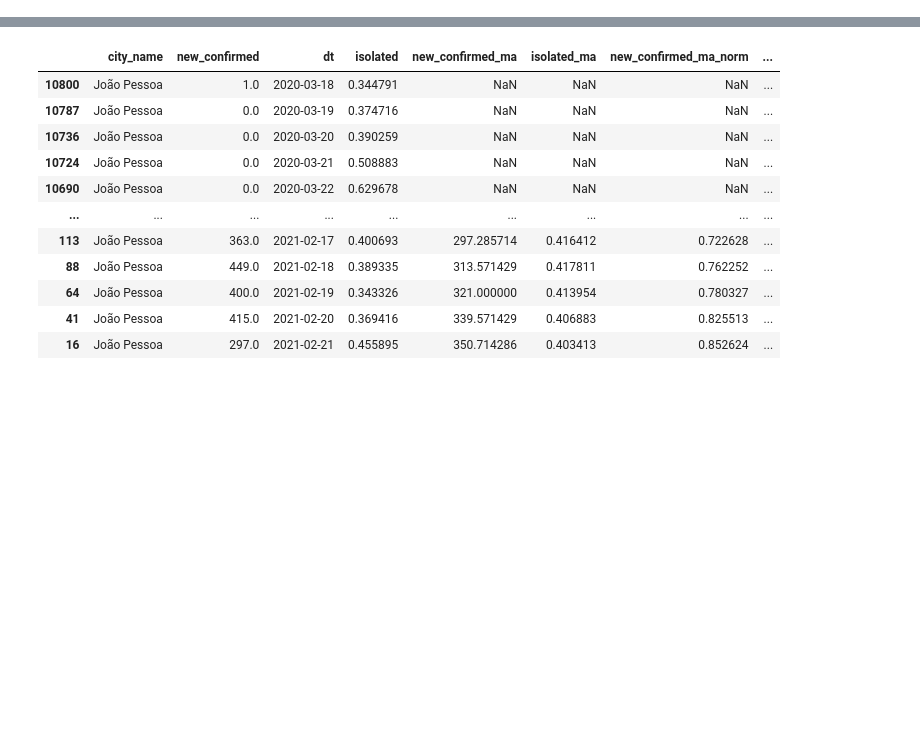
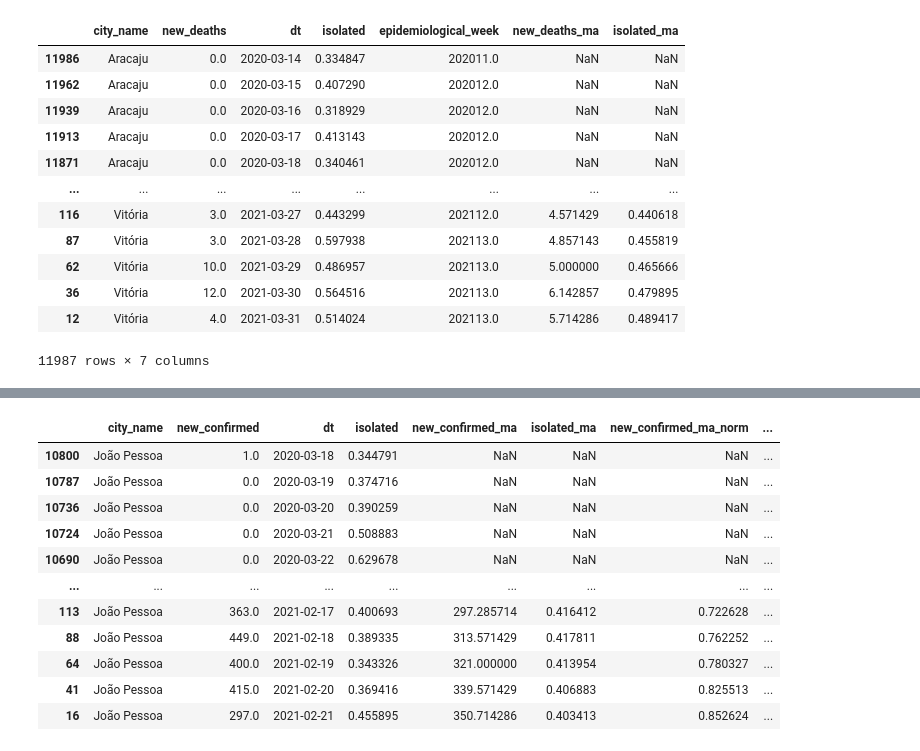
Before and after one commit to mirianbatista/covid-fatores, a Jupyter notebook: covid_isolamento_capitais.ipynb, the cells around one changed output, grey strips where cells are left out. Cells and saved outputs as stored; diff of their text form; code cells hidden in the pictures; blank space fills up the shorter version.

```diff
--- a/covid_isolamento_capitais.ipynb
+++ b/covid_isolamento_capitais.ipynb
@@ -107,0 +167,19 @@ fig.show()
+# %%
+obitos_datas = mob_covid_capitais[['city_name','new_deaths','dt','isolated','epidemiological_week']].sort_values(by = ['city_name', 'dt'])
+obitos_datas['new_deaths_ma'] = obitos_datas.groupby('city_name').new_deaths.transform(lambda x: x.rolling(7).mean())
+obitos_datas['isolated_ma'] = obitos_datas.groupby('city_name').isolated.transform(lambda x: x.rolling(7).mean())
+obitos_datas
+# %% [output]
+|  | city_name | new_deaths | dt | isolated | epidemiological_week | new_deaths_ma | isolated_ma |
+| 11986 | Aracaju | 0.0 | 2020-03-14 | 0.334847 | 202011.0 | NaN | NaN |
+| 11962 | Aracaju | 0.0 | 2020-03-15 | 0.407290 | 202012.0 | NaN | NaN |
+| 11939 | Aracaju | 0.0 | 2020-03-16 | 0.318929 | 202012.0 | NaN | NaN |
+| 11913 | Aracaju | 0.0 | 2020-03-17 | 0.413143 | 202012.0 | NaN | NaN |
+| 11871 | Aracaju | 0.0 | 2020-03-18 | 0.340461 | 202012.0 | NaN | NaN |
+| ... | ... | ... | ... | ... | ... | ... | ... |
+| 116 | Vitória | 3.0 | 2021-03-27 | 0.443299 | 202112.0 | 4.571429 | 0.440618 |
+| 87 | Vitória | 3.0 | 2021-03-28 | 0.597938 | 202113.0 | 4.857143 | 0.455819 |
+| 62 | Vitória | 10.0 | 2021-03-29 | 0.486957 | 202113.0 | 5.000000 | 0.465666 |
+| 36 | Vitória | 12.0 | 2021-03-30 | 0.564516 | 202113.0 | 6.142857 | 0.479895 |
+| 12 | Vitória | 4.0 | 2021-03-31 | 0.514024 | 202113.0 | 5.714286 | 0.489417 |
+11987 rows × 7 columns
```
Also changed, not shown: parts of 13 cells of this notebook.
